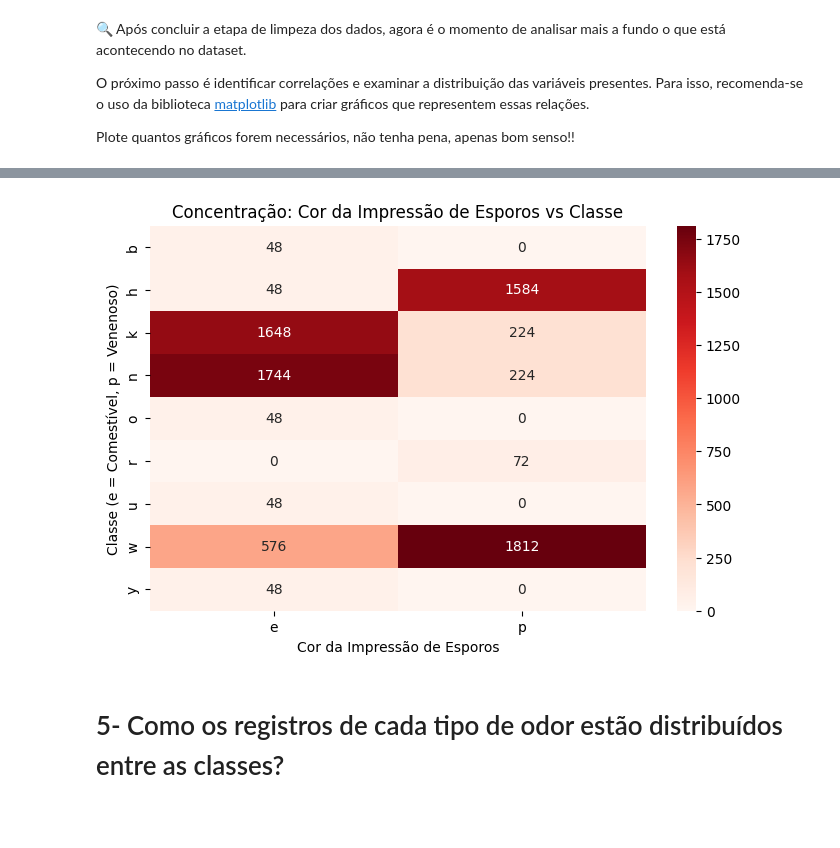
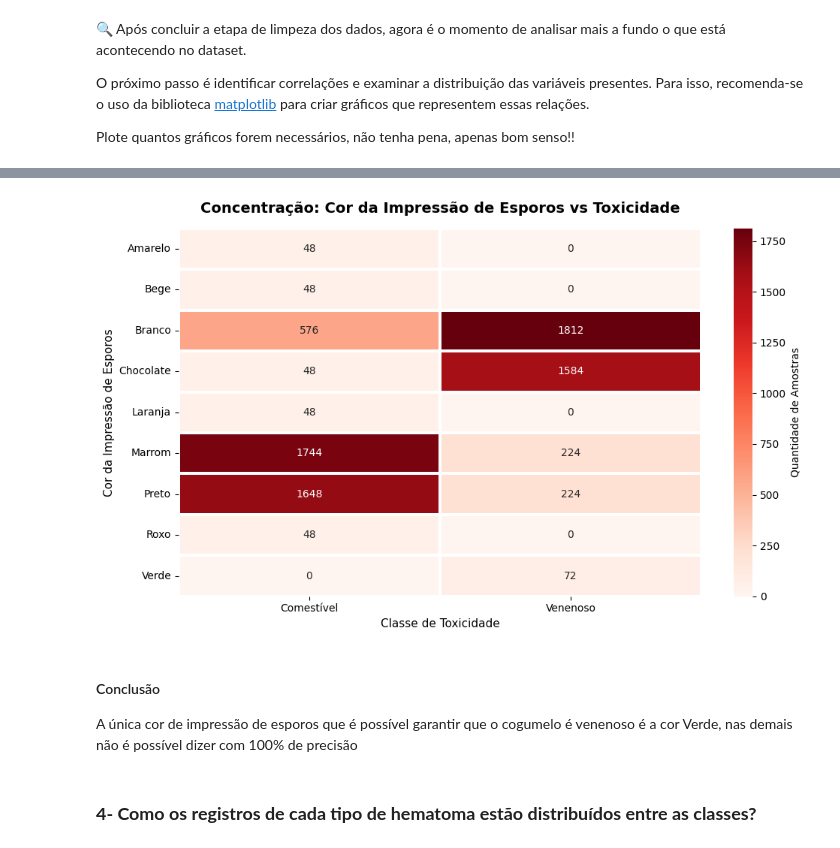
Before and after one commit to Walisson-Sales/Atividade-de-Analise-Exploratoria-de-Dados, a Jupyter notebook: notebook_EDA.ipynb, the cells around one changed output, grey strips where cells are left out. Drawn from its saved outputs; the diff is of its cells as text; code cells hidden in the pictures; blank space fills up the shorter version.

```diff
--- a/notebook_EDA.ipynb
+++ b/notebook_EDA.ipynb
@@ -527,4 +523,3 @@ Essas funções são essenciais para garantir que seu dataset esteja limpo e pro
 # %%
-# Verificar depois a relevância dos dados NaN
-# para saber se será preciso retirar os dados
-# com dropna() ou preencher com fillna()
+# Preenchemos os valores nulos com a palavra 'Desconhecido' com .fillna()
+df['stalk-root'] = df['stalk-root'].fillna('Desconhecido')
@@ -621,16 +635,46 @@ plt.show()
 # %%
-plt.figure(figsize=(8, 5))
-# Criando uma matriz de contagem entre as duas colunas
-crosstab = pd.crosstab(df['spore-print-color'], df['class'])
+# Dicionários de Tradução
+mapa_esporos = {
+    'k': 'Preto', 'n': 'Marrom', 'b': 'Bege', 'h': 'Chocolate',
+    'r': 'Verde', 'o': 'Laranja', 'u': 'Roxo', 'w': 'Branco', 'y': 'Amarelo'
+}
+mapa_classe = {'e': 'Comestível', 'p': 'Venenoso'}
 
-# Plotando o heatmap com os números (annot=True)
-sns.heatmap(crosstab, annot=True, fmt='d', cmap='Reds', cbar=True)
-plt.title('Concentração: Cor da Impressão de Esporos vs Classe')
-plt.xlabel('Cor da Impressão de Esporos')
-plt.ylabel('Classe (e = Comestível, p = Venenoso)')
+# Cria cópia e aplica traduções
+df_plot = df.copy()
+df_plot['spore-print-color_legivel'] = df_plot['spore-print-color'].map(mapa_esporos)
+df_plot['class_legivel'] = df_plot['class'].map(mapa_classe)
+
+# 2. Criando a matriz de contagem (Y = Esporos, X = Classe)
+crosstab = pd.crosstab(df_plot['spore-print-color_legivel'], df_plot['class_legivel'])
+
+plt.figure(figsize=(10, 6))
+
+# 3. Plotando o heatmap com melhorias visuais
+sns.heatmap(
+    crosstab,
+    annot=True,
+    fmt='d',
+    cmap='Reds',
+    linewidths=1.5,
+    cbar_kws={'label': 'Quantidade de Amostras'}
+)
+
+# Ajustando títulos e eixos (agora nos lugares certos)
+plt.title('Concentração: Cor da Impressão de Esporos vs Toxicidade', fontsize=14, weight='bold', pad=15)
+plt.xlabel('Classe de Toxicidade', fontsize=11)
+plt.ylabel('Cor da Impressão de Esporos', fontsize=11)
+
+# Mantém os nomes das cores na horizontal para leitura imediata
+plt.yticks(rotation=0)
+
+plt.tight_layout()
 plt.show()
 # %% [output]
-[figure, old version]
+[figure, new version]
+# %% [markdown]
+#### Conclusão
+A única cor de impressão de esporos que é possível garantir que o cogumelo é venenoso é a cor Verde, nas demais não é possível dizer com 100% de precisão
 # %% [markdown]
-# 5- Como os registros de cada tipo de odor estão distribuídos entre as classes?
+### **4- Como os registros de cada tipo de hematoma estão distribuídos entre as classes?**
 # %%
```
Also changed, not shown: parts of 45 cells of this notebook.
